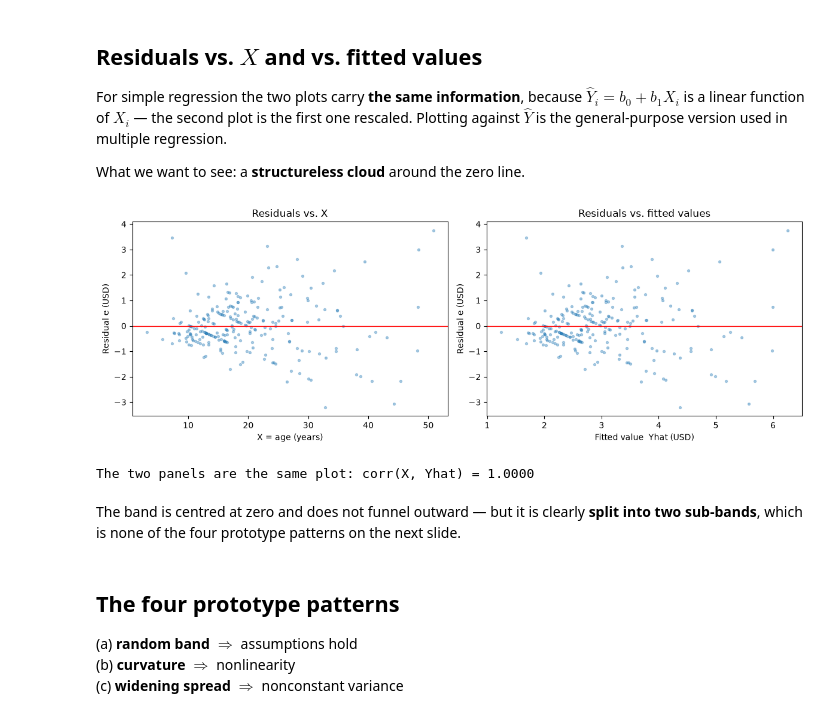
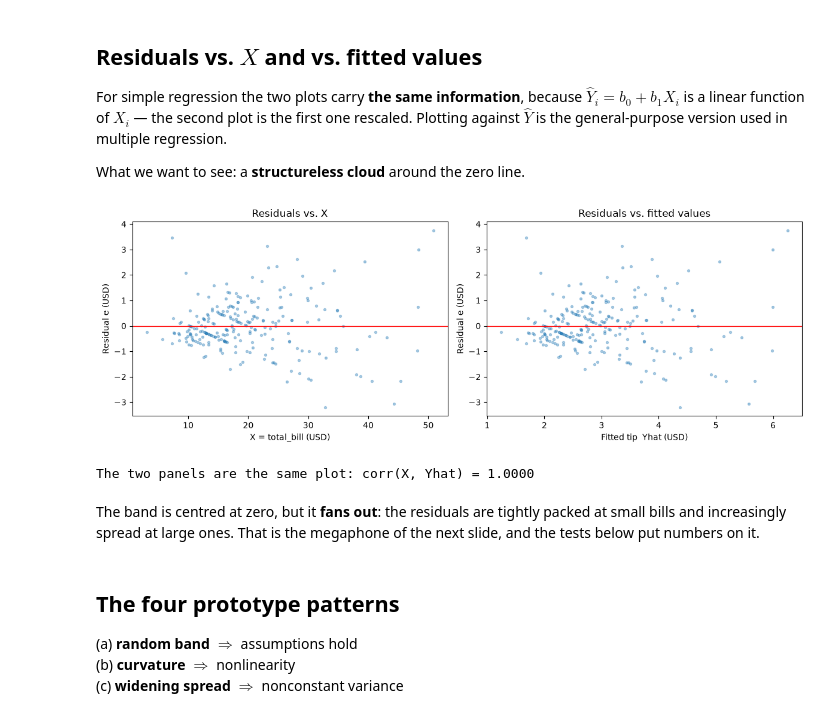
Before and after one commit to HelloJJJie/Assignment-Forecast-and-Analysis-of-Regression, a Jupyter notebook: week-3/Assigment_3.ipynb, the cells around one changed output. Saved outputs shown, nothing was run; the diff lists cells and outputs as text; code cells hidden in the pictures.

```diff
--- a/week-3/Assigment_3.ipynb
+++ b/week-3/Assigment_3.ipynb
@@ -353,21 +361,21 @@ regression.
 What we want to see: a **structureless cloud** around the zero line.
 # %%
 fig, ax = plt.subplots(1, 2, figsize=(12, 4.2))
-for a, (h, lab) in zip(ax, [(X, 'X = age (years)'), (Yhat, 'Fitted value  Yhat (USD)')]):
+for a, (h, lab) in zip(ax, [(X, 'X = total_bill (USD)'), (Yhat, 'Fitted tip  Yhat (USD)')]):
     a.scatter(h, e, s=8, alpha=.35)
     a.axhline(0, c='r', lw=1)
     a.set_xlabel(lab); a.set_ylabel('Residual e (USD)')
 ax[0].set_title('Residuals vs. X')
 ax[1].set_title('Residuals vs. fitted values')
 plt.tight_layout(); plt.show()
 
 print(f'The two panels are the same plot: corr(X, Yhat) = {np.corrcoef(X, Yhat)[0,1]:.4f}')
 # %% [output]
-[figure, old version]
+[figure, new version]
 The two panels are the same plot: corr(X, Yhat) = 1.0000
 # %% [markdown]
-The band is centred at zero and does not funnel outward — but it is clearly **split into
-two sub-bands**, which is none of the four prototype patterns on the next slide.
+The band is centred at zero, but it **fans out**: the residuals are tightly packed at small bills and
+increasingly spread at large ones. That is the megaphone of the next slide, and the tests below put numbers on it.
 # %% [markdown]
 ## The four prototype patterns
 
```
Also changed, not shown: parts of 17 cells of this notebook, 2 other files.
